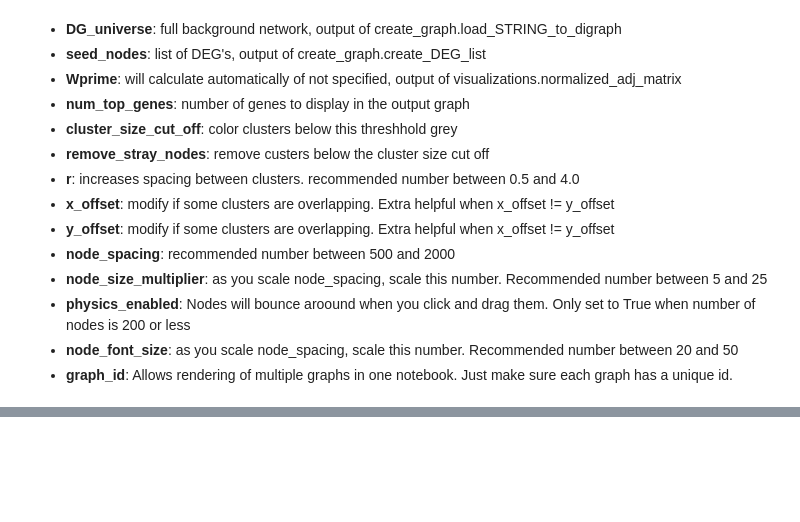
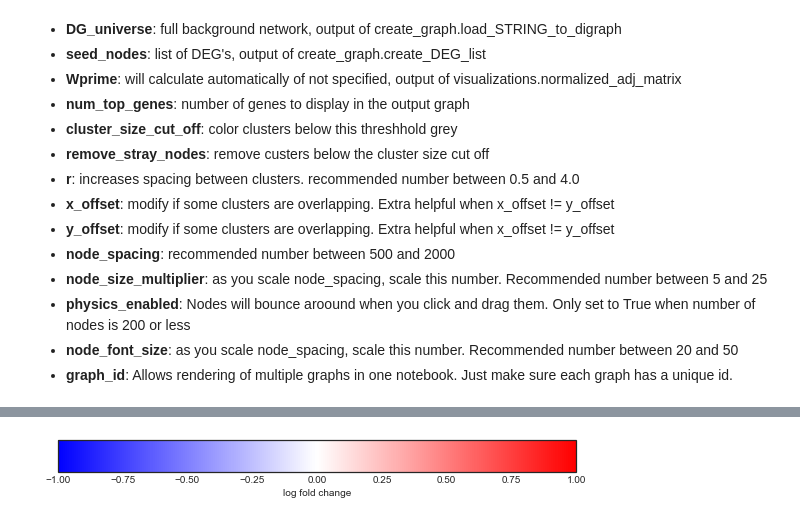
Before and after one commit to ucsd-ccbb/network_bio_toolkit, a Jupyter notebook: notebooks/clustering_notebooks/Heat2_example.ipynb, the cells around one changed output, grey strips where cells are left out. Drawn from its saved outputs; the diff is of its cells as text; code cells hidden in the pictures; blank space fills up the shorter version.

```diff
--- a/notebooks/clustering_notebooks/Heat2_example.ipynb
+++ b/notebooks/clustering_notebooks/Heat2_example.ipynb
@@ -343,5 +304,9 @@ heat.draw_clustering(num_top_genes = 200,
                )
 # %% [output]
 [interactive output not drawn]
+# %%
+heat.draw_legend(vmin = -1, vmax = 1, label = 'log fold change')
+# %% [output]
+[figure, added]
 # %%
 #heat.write_cluster_table('cluster_table_2.csv')
```
Also changed, not shown: parts of 13 cells of this notebook, 5 other files.
